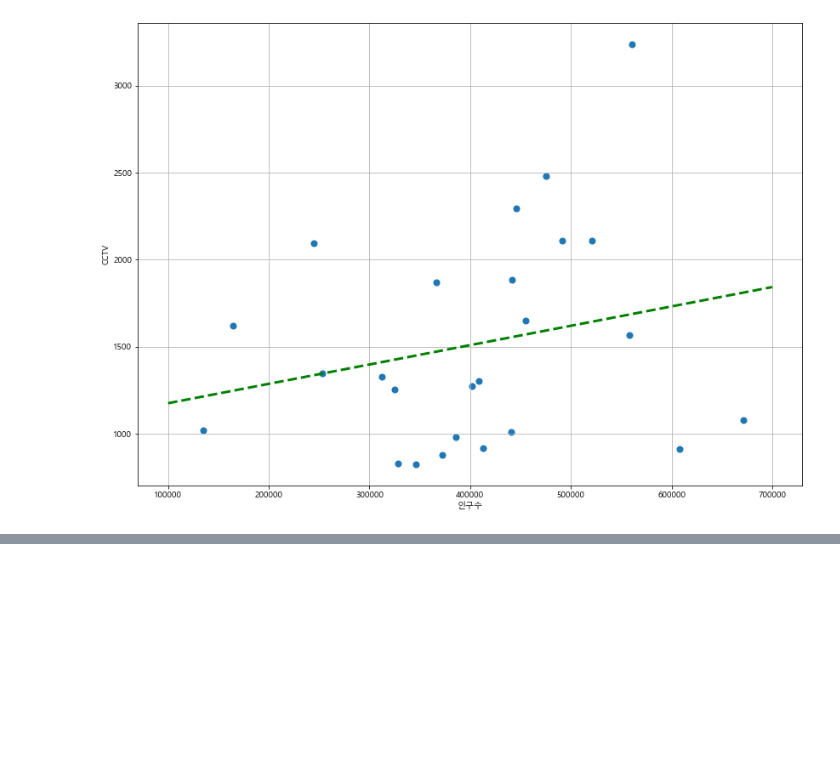
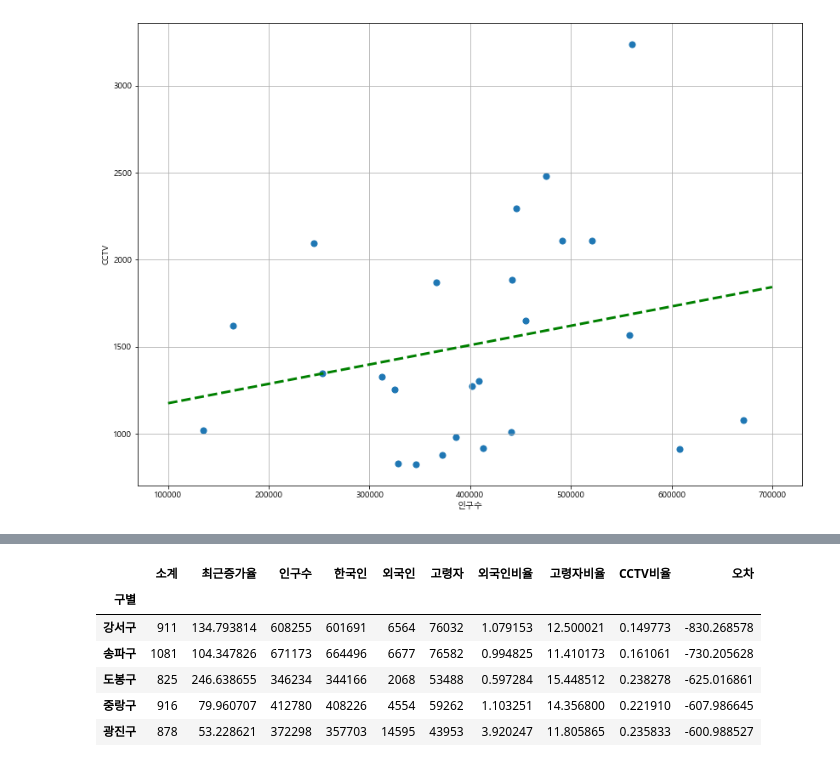
Before and after one commit to newrandom/Zero_part5_EDA-scrapping, a Jupyter notebook: chapter/02-15. CCTV 데이터와 그래프로 표현하기.ipynb, the cells around one changed output, grey strips where cells are left out. Drawn from its saved outputs; the diff is of its cells as text; code cells hidden in the pictures; blank space fills up the shorter version.

```diff
--- a/chapter/02-15. CCTV 데이터와 그래프로 표현하기.ipynb
+++ b/chapter/02-15. CCTV 데이터와 그래프로 표현하기.ipynb
@@ -269,0 +294,11 @@ drawGraph()
+# %%
+df_sort_t.head()
+# 경향 대비 CCTV를 적게 가진 구
+# %% [output]
+|  | 소계 | 최근증가율 | 인구수 | 한국인 | 외국인 | 고령자 | 외국인비율 | 고령자비율 | CCTV비율 | 오차 |
+| 구별 |  |  |  |  |  |  |  |  |  |  |
+| 강서구 | 911 | 134.793814 | 608255 | 601691 | 6564 | 76032 | 1.079153 | 12.500021 | 0.149773 | -830.268578 |
+| 송파구 | 1081 | 104.347826 | 671173 | 664496 | 6677 | 76582 | 0.994825 | 11.410173 | 0.161061 | -730.205628 |
+| 도봉구 | 825 | 246.638655 | 346234 | 344166 | 2068 | 53488 | 0.597284 | 15.448512 | 0.238278 | -625.016861 |
+| 중랑구 | 916 | 79.960707 | 412780 | 408226 | 4554 | 59262 | 1.103251 | 14.356800 | 0.221910 | -607.986645 |
+| 광진구 | 878 | 53.228621 | 372298 | 357703 | 14595 | 43953 | 3.920247 | 11.805865 | 0.235833 | -600.988527 |
```
Also changed, not shown: parts of 7 cells of this notebook, 12 other files.
